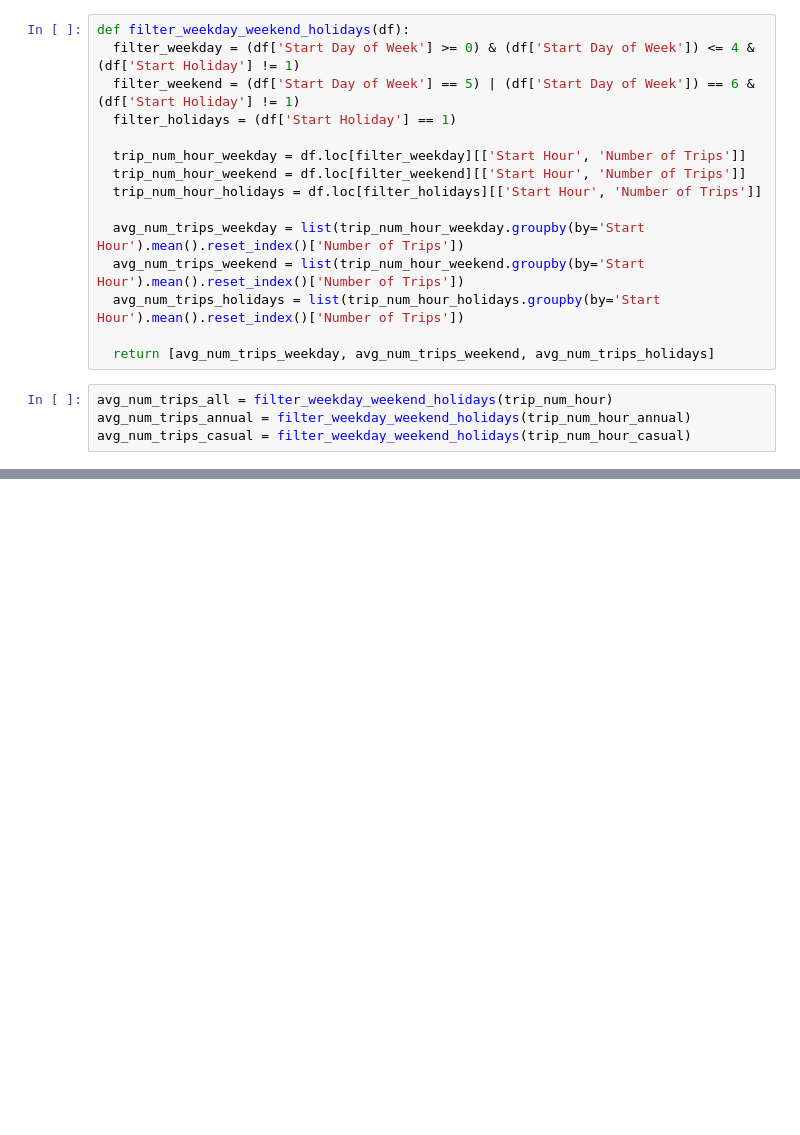
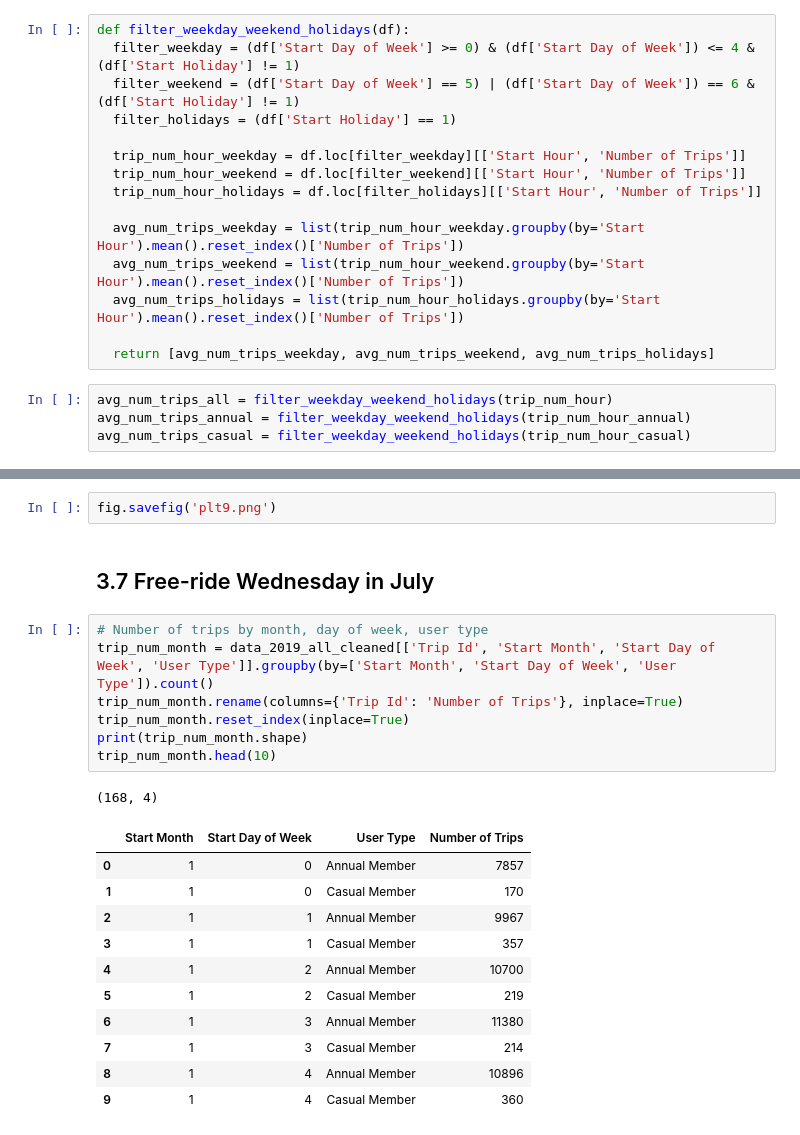
Before and after one commit to lisijia6/Share-Bike-Station-Clustering-and-Usage-Prediction, a Jupyter notebook: 1_Exploratory Analysis/1 Exploratory Analysis (Bikeshare Ridership 2019).ipynb, the cells around one changed output, grey strips where cells are left out. Saved outputs shown, nothing was run; the diff lists cells and outputs as text; blank space fills up the shorter version.

```diff
--- a/1_Exploratory Analysis/1 Exploratory Analysis (Bikeshare Ridership 2019).ipynb
+++ b/1_Exploratory Analysis/1 Exploratory Analysis (Bikeshare Ridership 2019).ipynb
@@ -682,3 +701,27 @@ plt.grid()
 plt.show()
 # %% [output]
 [figure]
+# %%
+fig.savefig('plt9.png')
+# %% [markdown]
+## 3.7 Free-ride Wednesday in July
+# %%
+# Number of trips by month, day of week, user type
+trip_num_month = data_2019_all_cleaned[['Trip Id', 'Start Month', 'Start Day of Week', 'User Type']].groupby(by=['Start Month', 'Start Day of Week', 'User Type']).count()
+trip_num_month.rename(columns={'Trip Id': 'Number of Trips'}, inplace=True)
+trip_num_month.reset_index(inplace=True)
+print(trip_num_month.shape)
+trip_num_month.head(10)
+# %% [output]
+(168, 4)
+|  | Start Month | Start Day of Week | User Type | Number of Trips |
+| 0 | 1 | 0 | Annual Member | 7857 |
+| 1 | 1 | 0 | Casual Member | 170 |
+| 2 | 1 | 1 | Annual Member | 9967 |
+| 3 | 1 | 1 | Casual Member | 357 |
+| 4 | 1 | 2 | Annual Member | 10700 |
+| 5 | 1 | 2 | Casual Member | 219 |
+| 6 | 1 | 3 | Annual Member | 11380 |
+| 7 | 1 | 3 | Casual Member | 214 |
+| 8 | 1 | 4 | Annual Member | 10896 |
+| 9 | 1 | 4 | Casual Member | 360 |
```
Also changed, not shown: parts of 23 cells of this notebook, 1 other file.
